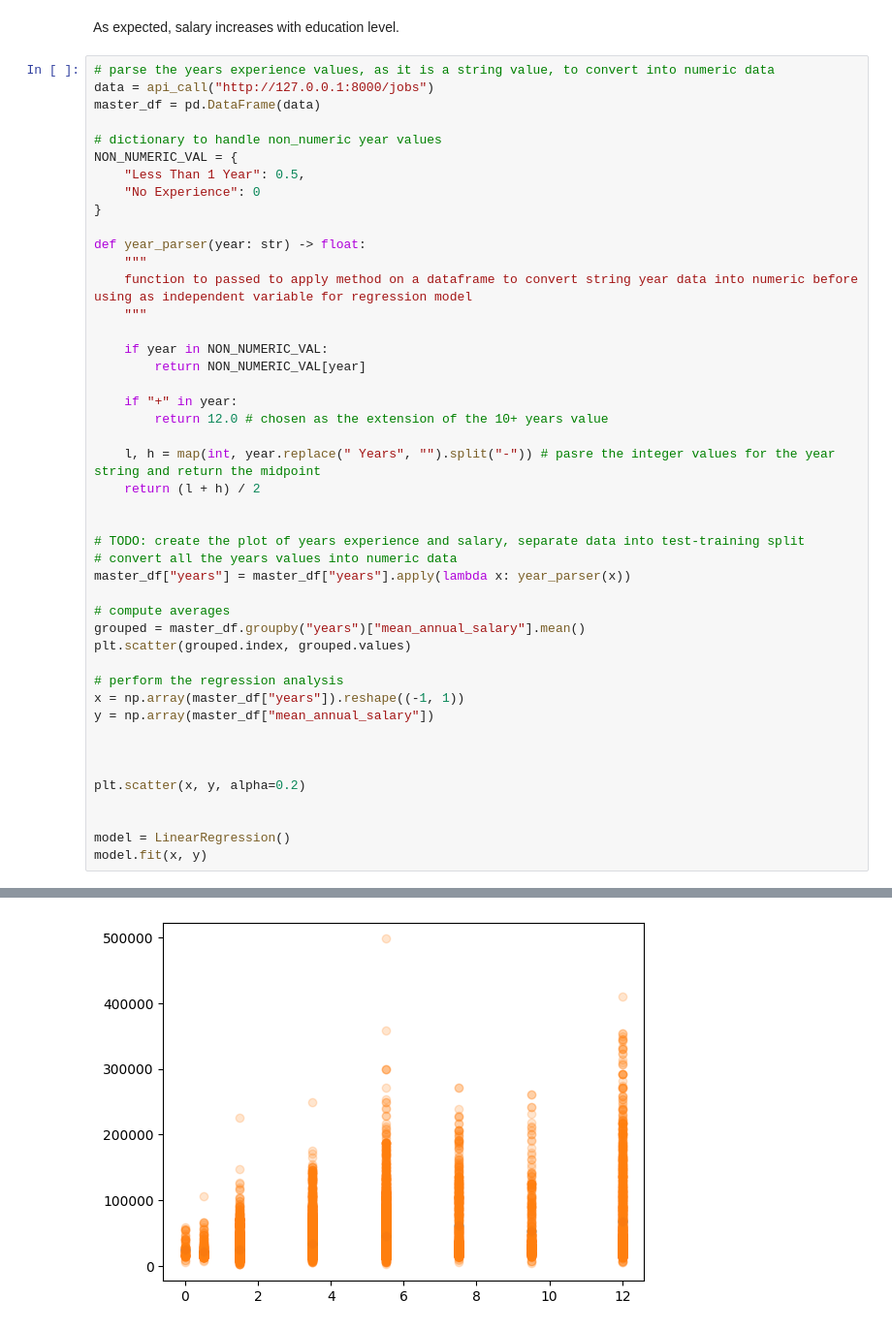
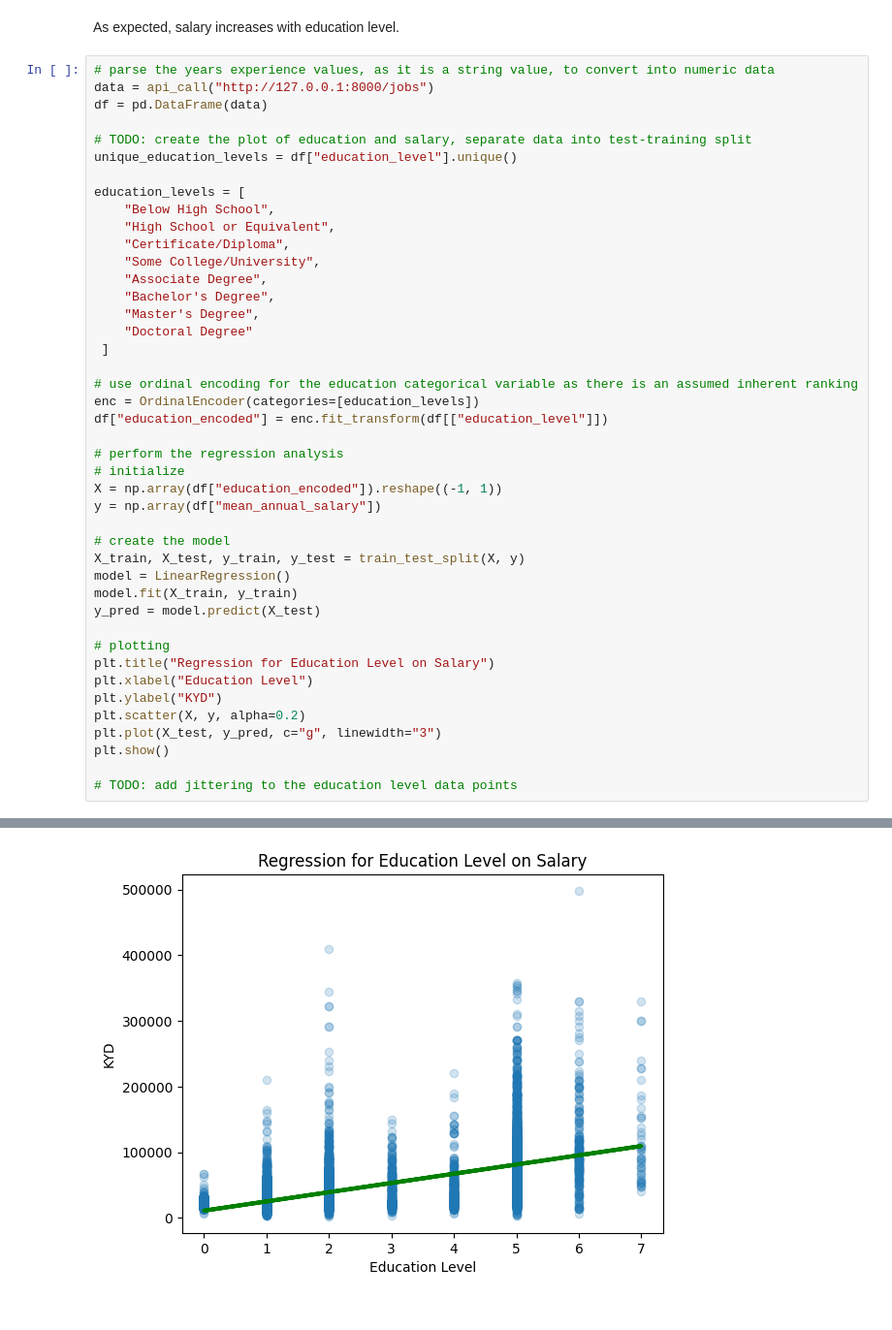
Before and after one commit to everupward248/worc_api, a Jupyter notebook: src/helper_modules/data_analysis.ipynb, the cells around one changed output, grey strips where cells are left out. Shown at 97% size. Drawn from its saved outputs; the diff is of its cells as text.

Commit message:
ordinal encoding and regression of education level on salary. to add jittering then concluding comments

```diff
--- a/src/helper_modules/data_analysis.ipynb
+++ b/src/helper_modules/data_analysis.ipynb
@@ -315,46 +328,44 @@ As expected, salary increases with education level.
 # %%
 # parse the years experience values, as it is a string value, to convert into numeric data
 data = api_call("http://127.0.0.1:8000/jobs")
-master_df = pd.DataFrame(data)
+df = pd.DataFrame(data)
 
-# dictionary to handle non_numeric year values
-NON_NUMERIC_VAL = {
-    "Less Than 1 Year": 0.5,
-    "No Experience": 0
-}
+# TODO: create the plot of education and salary, separate data into test-training split
+unique_education_levels = df["education_level"].unique()
 
-def year_parser(year: str) -> float:
-    """
-    function to passed to apply method on a dataframe to convert string year data into numeric before using as independent variable for regression model
-    """
+education_levels = [
+    "Below High School",
+    "High School or Equivalent",
+    "Certificate/Diploma",
+    "Some College/University",
+    "Associate Degree",
+    "Bachelor's Degree",
+    "Master's Degree",
+    "Doctoral Degree"
+ ]
 
-    if year in NON_NUMERIC_VAL:
-        return NON_NUMERIC_VAL[year]
-
-    if "+" in year:
-        return 12.0 # chosen as the extension of the 10+ years value
-
-    l, h = map(int, year.replace(" Years", "").split("-")) # pasre the integer values for the year string and return the midpoint
-    return (l + h) / 2
-
-
-# TODO: create the plot of years experience and salary, separate data into test-training split
-# convert all the years values into numeric data
-master_df["years"] = master_df["years"].apply(lambda x: year_parser(x))
-
-# compute averages
-grouped = master_df.groupby("years")["mean_annual_salary"].mean()
-plt.scatter(grouped.index, grouped.values)
+# use ordinal encoding for the education categorical variable as there is an assumed inherent ranking
+enc = OrdinalEncoder(categories=[education_levels])
+df["education_encoded"] = enc.fit_transform(df[["education_level"]])
 
 # perform the regression analysis
-x = np.array(master_df["years"]).reshape((-1, 1))
-y = np.array(master_df["mean_annual_salary"])
+# initialize
+X = np.array(df["education_encoded"]).reshape((-1, 1))
+y = np.array(df["mean_annual_salary"])
 
+# create the model
+X_train, X_test, y_train, y_test = train_test_split(X, y)
+model = LinearRegression()
+model.fit(X_train, y_train)
+y_pred = model.predict(X_test)
 
+# plotting
+plt.title("Regression for Education Level on Salary")
+plt.xlabel("Education Level")
+plt.ylabel("KYD")
+plt.scatter(X, y, alpha=0.2)
+plt.plot(X_test, y_pred, c="g", linewidth="3")
+plt.show()
 
-plt.scatter(x, y, alpha=0.2)
-
-
-model = LinearRegression()
-model.fit(x, y)
+# TODO: add jittering to the education level data points
 # %% [output]
@@ -362 +372 @@ LinearRegression()
-[figure, old version]
+[figure, new version]
```
Also changed, not shown: parts of 5 cells of this notebook, 2 other files.
